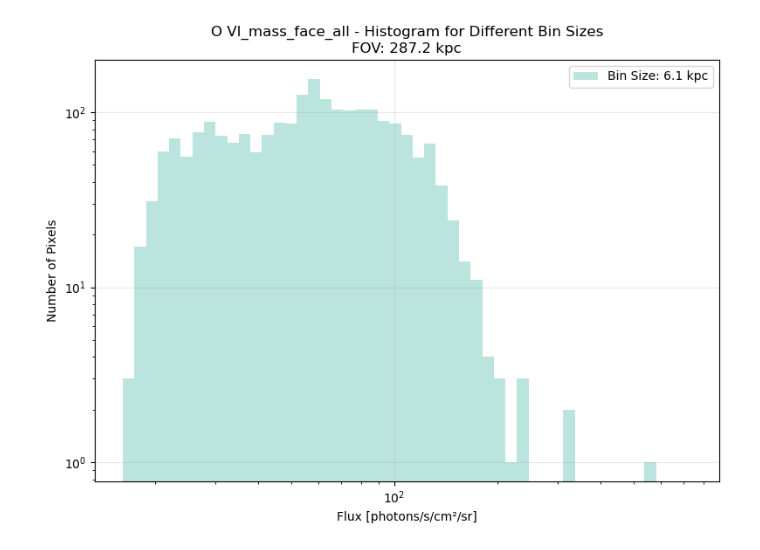
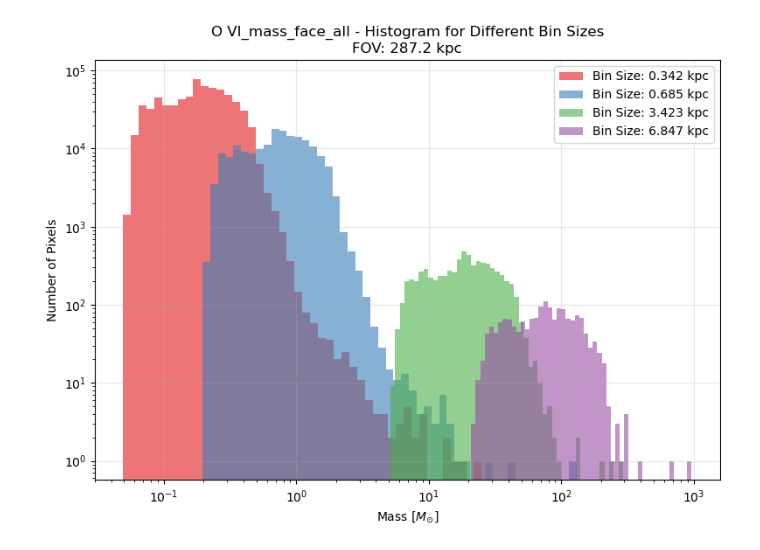
Before and after one commit to foggie-sims/foggie, a Jupyter notebook: foggie/notebooks/FRB-Analysis.ipynb, the cells around one changed output. Cells and saved outputs as stored; diff of their text form; code cells hidden in the pictures.

Commit message:
Covering grid and velocity analysis

```diff
--- a/foggie/notebooks/FRB-Analysis.ipynb
+++ b/foggie/notebooks/FRB-Analysis.ipynb
@@ -46,8 +50,8 @@ import matplotlib.cm as mtcm
 
 def generate_foggie_paths(halo, run, snap):
     # Define base paths
-    foggie_base_dir = "/Users/vidasaeedzadeh/Projects/foggie_data/halo_008508/"
-    code_base_path = "/Users/vidasaeedzadeh/Projects/foggie/foggie/"
+    foggie_base_dir = "/Users/vidasaeedzadeh/Projects/foggie_data/"
+    code_base_path = "/Users/vidasaeedzadeh/Projects/repositories/foggie/foggie/"
     output_base_dir = "/Users/vidasaeedzadeh/Projects/foggie_outputs/"
 
     # Zero-pad the halo number to 6 digits
@@ -73,8 +77,12 @@ halo_name = 'Tempest'
 
 foggie_dir,code_path, snap_name, halo_c_v_name, trackname, output_dir = generate_foggie_paths(halo, run, snap)
 # %%
-bin_sizes = ['6.1']#['0.2','0.4','2.0','5.0','6.1']
-cmap = mtcm.get_cmap('Set3', len(bin_sizes))  # Using 'viridis' colormap with the number of colors equal to bin_sizes length
+# Surface brightness histogram
+ions = ["C IV", "O VI"]
+orientations = ["edge", "face"]
+bin_sizes = ['0.342', '0.685','3.423','6.847']
+flux_threshold = 1e22  # Define flux threshold
+cmap = mtcm.get_cmap('Set1', 10) # Colormap for plots
 
 prefix = output_dir + '/' + 'ions_halo_00' + halo + '/' + run + '/'
 print(prefix)
@@ -110,32 +118,63 @@ for dataset_name in set_of_datasets:
 
                 # Get the dataset for the current bin size
                 if dataset_name in redshift_data.keys():
-                    emission_data = np.array(redshift_data[dataset_name])
+                    # in dataset_name include mass in the name then:
+                    if 'mass' in dataset_name.lower(): #.lower() method ensures the checks are case-insensitive.
 
-                    # Flatten the emission data to calculate flux per pixel
-                    flux_per_pixel = emission_data.flatten()
+                        mass_data = np.array(redshift_data[dataset_name])
 
-                    # Define log-spaced bins
-                    flux_min = flux_per_pixel[flux_per_pixel > 1e-40].min()  # Avoid bins starting at 0
-                    flux_max = flux_per_pixel.max()
-                    bins = np.logspace(np.log10(flux_min), np.log10(flux_max), 50)  # 50 log-spaced bins
+                        # Flatten the emission data to calculate flux per pixel
+                        mass_per_pixel = mass_data.flatten()
 
-                    # Add histogram for this bin size
-                    plt.hist(flux_per_pixel, bins=bins, color=color, alpha=0.6,
-                             label=f'Bin Size: {bin_size_kpc} kpc')
+                        # Define log-spaced bins
+                        mass_min = mass_per_pixel[mass_per_pixel > 1e-40].min()  # Avoid bins starting at 0
+                        mass_max = mass_per_pixel.max()
+                        bins = np.logspace(np.log10(mass_min), np.log10(mass_max), 50)  # 50 log-spaced bins
 
-    # Finalize the plot for this dataset
-    plt.yscale('log')  # Use logarithmic scale for better visibility
-    plt.xscale('log')  # Log scale for x-axis
-    plt.xlabel('Flux [photons/s/cm²/sr]')
-    plt.ylabel('Number of Pixels')
-    plt.title(f'{dataset_name} - Histogram for Different Bin Sizes\nFOV: {fov_kpc} kpc')
-    plt.legend()
-    plt.grid(True, alpha=0.3)
-    plt.tight_layout()
+                        # Add histogram for this bin size
+                        plt.hist(mass_per_pixel, bins=bins, color=color, alpha=0.6,
+                                label=f'Bin Size: {bin_size_kpc} kpc')
+
+                        # Finalize the plot for this dataset
+                        plt.yscale('log')  # Use logarithmic scale for better visibility
+                        plt.xscale('log')  # Log scale for x-axis
+                        plt.xlabel('Mass [$M_{\odot}$]')
+                        plt.ylabel('Number of Pixels')
+                        plt.title(f'{dataset_name} - Histogram for Different Bin Sizes\nFOV: {fov_kpc} kpc')
+                        plt.legend()
+                        plt.grid(True, alpha=0.3)
+                        plt.tight_layout()
+
+                    #if it include emission then
+                    elif 'emission' in dataset_name.lower():
+                        emission_data = np.array(redshift_data[dataset_name])
+
+                        # Flatten the emission data to calculate flux per pixel
+                        flux_per_pixel = emission_data.flatten()
+
+                        # Define log-spaced bins
+                        flux_min = flux_per_pixel[flux_per_pixel > 1e-40].min()  # Avoid bins starting at 0
+                        flux_max = flux_per_pixel.max()
+                        bins = np.logspace(np.log10(flux_min), np.log10(flux_max), 50)  # 50 log-spaced bins
+
+                        # Add histogram for this bin size
+                        plt.hist(flux_per_pixel, bins=bins, color=color, alpha=0.6,
+                                label=f'Bin Size: {bin_size_kpc} kpc')
+
+                        # Finalize the plot for this dataset
+                        plt.yscale('log')  # Use logarithmic scale for better visibility
+                        plt.xscale('log')  # Log scale for x-axis
+                        plt.xlabel('Surface Brightness [$erg/s/cm^2/arcsec^2$]')
+                        plt.ylabel('Number of Pixels')
+                        plt.title(f'{dataset_name} - Histogram for Different Bin Sizes\nFOV: {fov_kpc} kpc')
+                        plt.legend()
+                        plt.grid(True, alpha=0.3)
+                        plt.tight_layout()
+
+
 
     # Save the combined plot in a directory for all resolutions
-    combined_dir = os.path.join(prefix, "combined_histograms", redshift_group,"smearbinning")
+    combined_dir = os.path.join(prefix, "combined_histograms", redshift_group)
     os.makedirs(combined_dir, exist_ok=True)
     plt.savefig(os.path.join(combined_dir, f"{dataset_name}_combined_histogram.png"))
     plt.show()
@@ -153,4 +192,4 @@ for dataset_name in set_of_datasets:
-[figure, old version]
+[figure, new version]
 # %%
 # Open the HDF5 file in read mode
 with h5py.File(file_path, 'r') as f:
```
Also changed, not shown: parts of 10 cells of this notebook, 4 other files.
